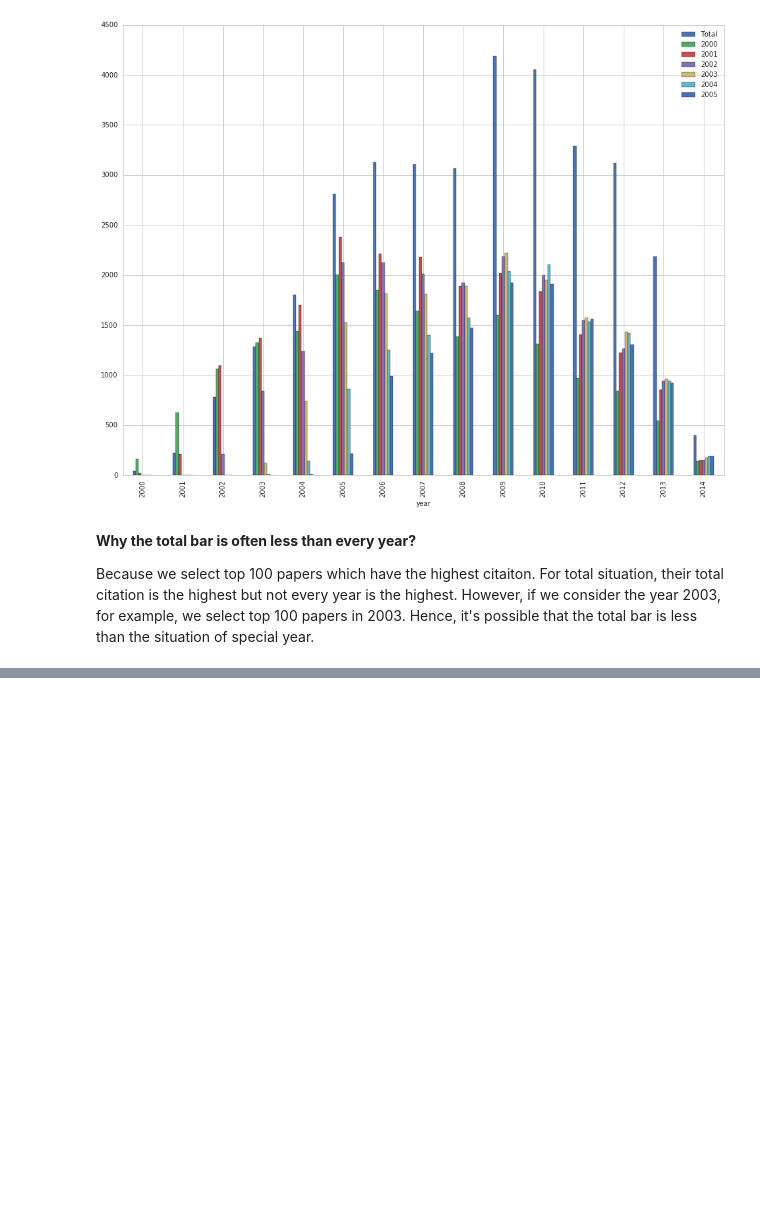
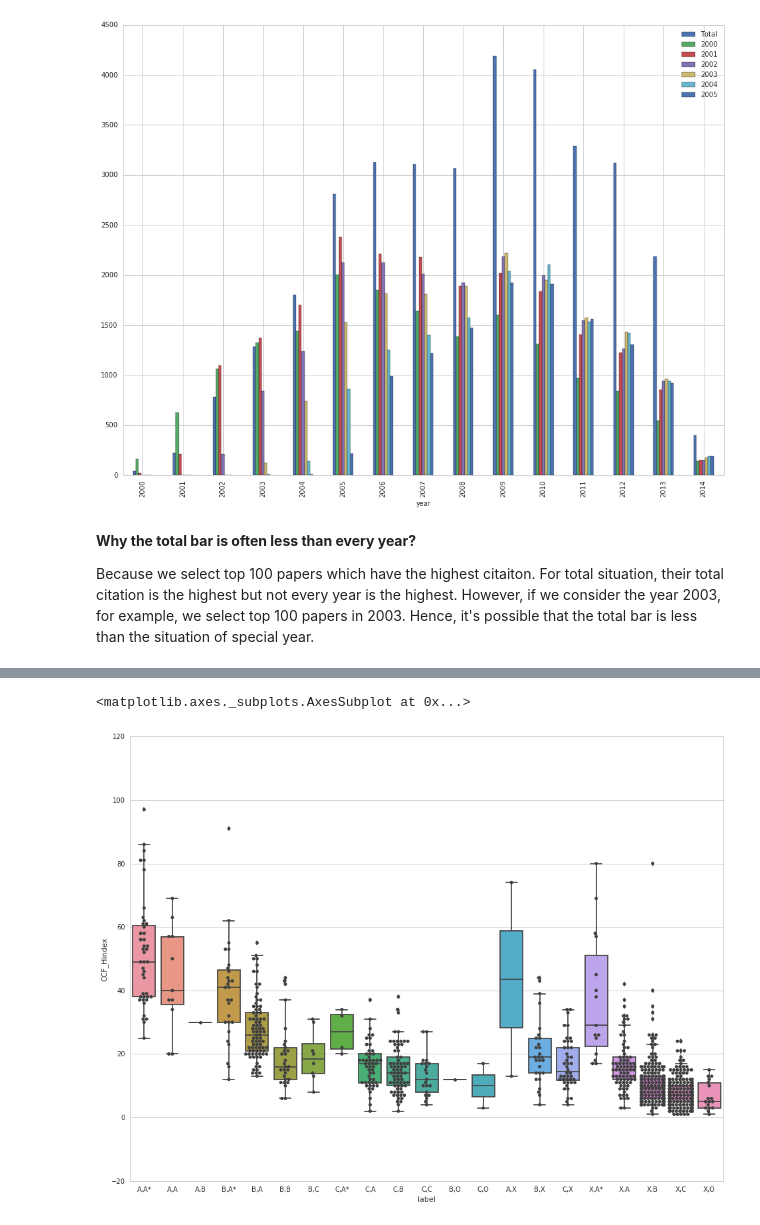
Before and after one commit to Jingfei-Han/citation_prediction, a Jupyter notebook: aminer_gai/myanalysis.ipynb, the cells around one changed output, grey strips where cells are left out. Drawn from its saved outputs; the diff is of its cells as text; code cells hidden in the pictures; blank space fills up the shorter version.

```diff
--- a/aminer_gai/myanalysis.ipynb
+++ b/aminer_gai/myanalysis.ipynb
@@ -718,0 +858,14 @@ Because we select top 100 papers which have the highest citaiton. For total situ
+# %%
+df_core_H_Index = df_core_H_Index.replace(['Australasian', 'L', 'National', 'Not ranked', 'Unranked'], "O")
+
+df_ccf_H_Index_tmp = df_ccf_H_Index.drop_duplicates(['CCF_id'])
+df_core_H_Index_tmp = df_core_H_Index.drop_duplicates(['CORE_id'])
+df_cross = pd.merge(df_ccf_H_Index_tmp, df_core_H_Index_tmp, how = 'outer')#, left_on='dblp_dblp_id', right_on='dblp_dblp_id')
+
+df_cross[['CCF_classification', 'CORE_classification']] = df_cross[['CCF_classification', 'CORE_classification']].fillna("X")
+#df_cross[['CCF_Hindex', 'CORE_Hindex']] = df_cross[['CCF_Hindex', 'CORE_Hindex']].fillna(0)
+df_cross['CCF_Hindex'] = df_cross['CCF_Hindex'].fillna(df_cross['CORE_Hindex'])
+df_cross['CORE_Hindex'] = df_cross['CORE_Hindex'].fillna(df_cross['CCF_Hindex'])
+# %%
+df_cross['label'] = df_cross['label'] = df_cross['CCF_classification'] + ',' + df_cross['CORE_classification']
+df_cur = df_cross[['label', 'CCF_Hindex']]
@@ -718,0 +893,12 @@ Because we select top 100 papers which have the highest citaiton. For total situ
+# %%
+fig = plt.figure()
+fig.set_size_inches(16, 12)
+sns.boxplot(x='label', y='CCF_Hindex', data=df_cur, \
+            order=['A,A*', 'A,A', 'A,B', 'B,A*', 'B,A','B,B','B,C', 'C,A*', 'C,A', 'C,B', 'C,C', \
+                   'B,O','C,O', 'A,X', 'B,X', 'C,X', 'X,A*', 'X,A', 'X,B', 'X,C', 'X,O'])
+sns.swarmplot(x="label", y="CCF_Hindex", data=df_cur, color=".25", \
+            order=['A,A*', 'A,A', 'A,B', 'B,A*', 'B,A','B,B','B,C', 'C,A*', 'C,A', 'C,B', 'C,C', \
+                   'B,O','C,O', 'A,X', 'B,X', 'C,X', 'X,A*', 'X,A', 'X,B', 'X,C', 'X,O'])
+# %% [output]
+<matplotlib.axes._subplots.AxesSubplot at 0x...>
+[figure, added]
```
Also changed, not shown: parts of 25 cells of this notebook, 1 other file.
